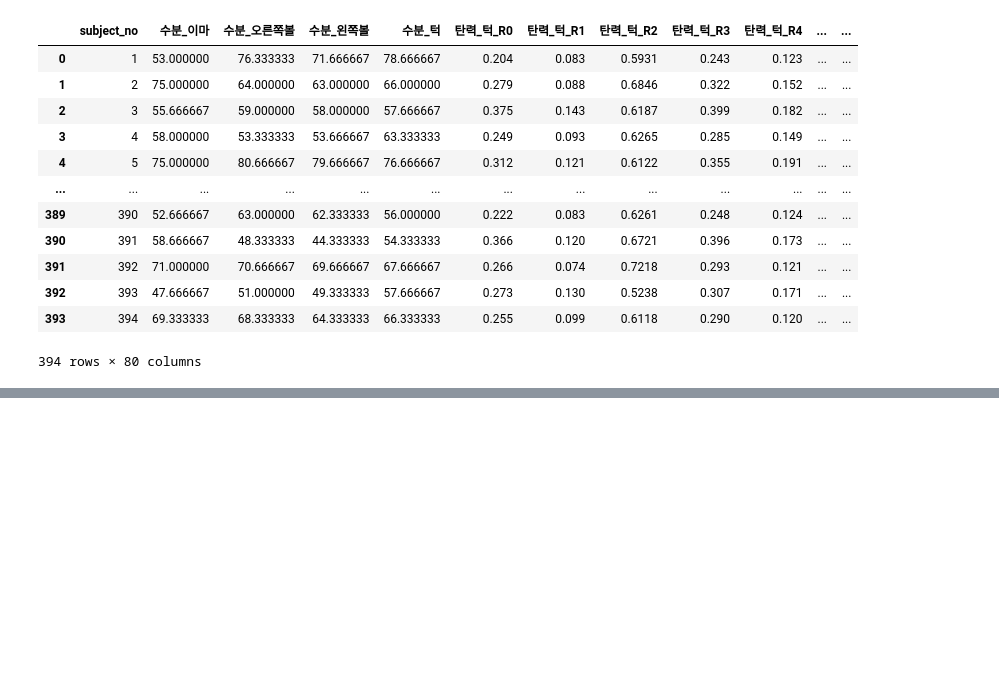
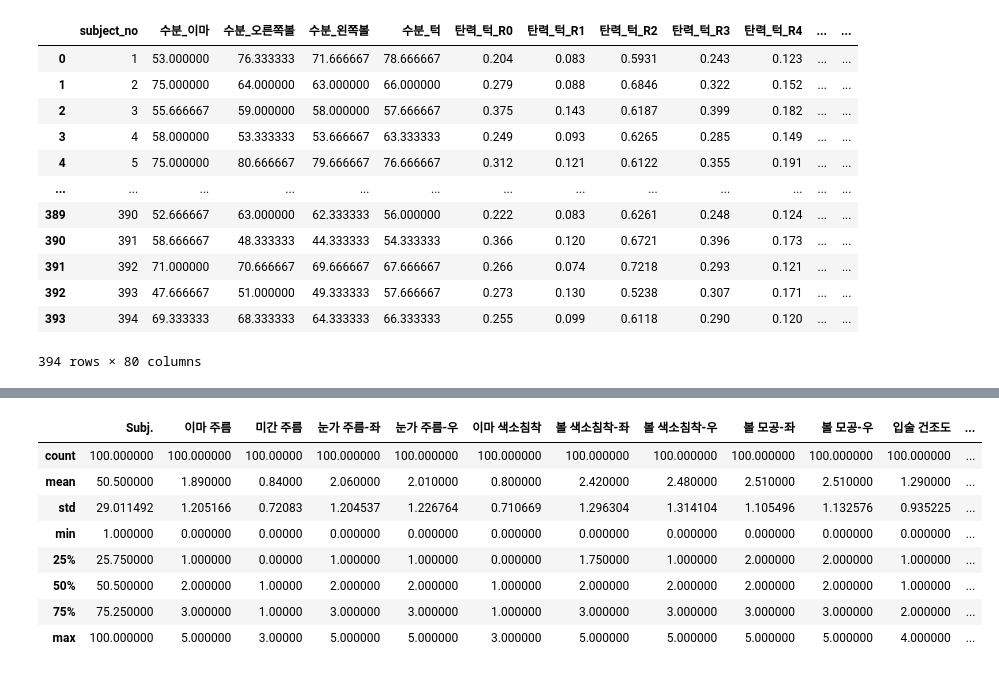
Before and after one commit to leejeongho3214/NIA, a Jupyter notebook: run.ipynb, the cells around one changed output, grey strips where cells are left out. Drawn from its saved outputs; the diff is of its cells as text; code cells hidden in the pictures; blank space fills up the shorter version.

```diff
--- a/run.ipynb
+++ b/run.ipynb
@@ -1,6 +1,7 @@
 # %%
 import pandas as pd
 df = pd.read_excel('measurement_data_0001~0394.xlsx')
+df1 = pd.read_excel('육안평가_대표_박병철.xlsx')
 # %%
 df
 # %% [output]
@@ -31,0 +33,12 @@ df[['주름_오른쪽눈가_Ra', '주름_오른쪽눈가_Rt', '주름_오른쪽
+# %%
+df1[:100].describe()
+# %% [output]
+|  | Subj. | 이마 주름 | 미간 주름 | 눈가 주름-좌 | 눈가 주름-우 | 이마 색소침착 | 볼 색소침착-좌 | 볼 색소침착-우 | 볼 모공-좌 | 볼 모공-우 | 입술 건조도 | ... |
+| count | 100.000000 | 100.000000 | 100.00000 | 100.000000 | 100.000000 | 100.000000 | 100.000000 | 100.000000 | 100.000000 | 100.000000 | 100.000000 | ... |
+| mean | 50.500000 | 1.890000 | 0.84000 | 2.060000 | 2.010000 | 0.800000 | 2.420000 | 2.480000 | 2.510000 | 2.510000 | 1.290000 | ... |
+| std | 29.011492 | 1.205166 | 0.72083 | 1.204537 | 1.226764 | 0.710669 | 1.296304 | 1.314104 | 1.105496 | 1.132576 | 0.935225 | ... |
+| min | 1.000000 | 0.000000 | 0.00000 | 0.000000 | 0.000000 | 0.000000 | 0.000000 | 0.000000 | 0.000000 | 0.000000 | 0.000000 | ... |
+| 25% | 25.750000 | 1.000000 | 0.00000 | 1.000000 | 1.000000 | 0.000000 | 1.750000 | 1.000000 | 2.000000 | 2.000000 | 1.000000 | ... |
+| 50% | 50.500000 | 2.000000 | 1.00000 | 2.000000 | 2.000000 | 1.000000 | 2.000000 | 2.000000 | 2.000000 | 2.000000 | 1.000000 | ... |
+| 75% | 75.250000 | 3.000000 | 1.00000 | 3.000000 | 3.000000 | 1.000000 | 3.000000 | 3.000000 | 3.000000 | 3.000000 | 2.000000 | ... |
+| max | 100.000000 | 5.000000 | 3.00000 | 5.000000 | 5.000000 | 3.000000 | 5.000000 | 5.000000 | 5.000000 | 5.000000 | 4.000000 | ... |
```
Also changed, not shown: parts of 3 cells of this notebook, 6 other files.
